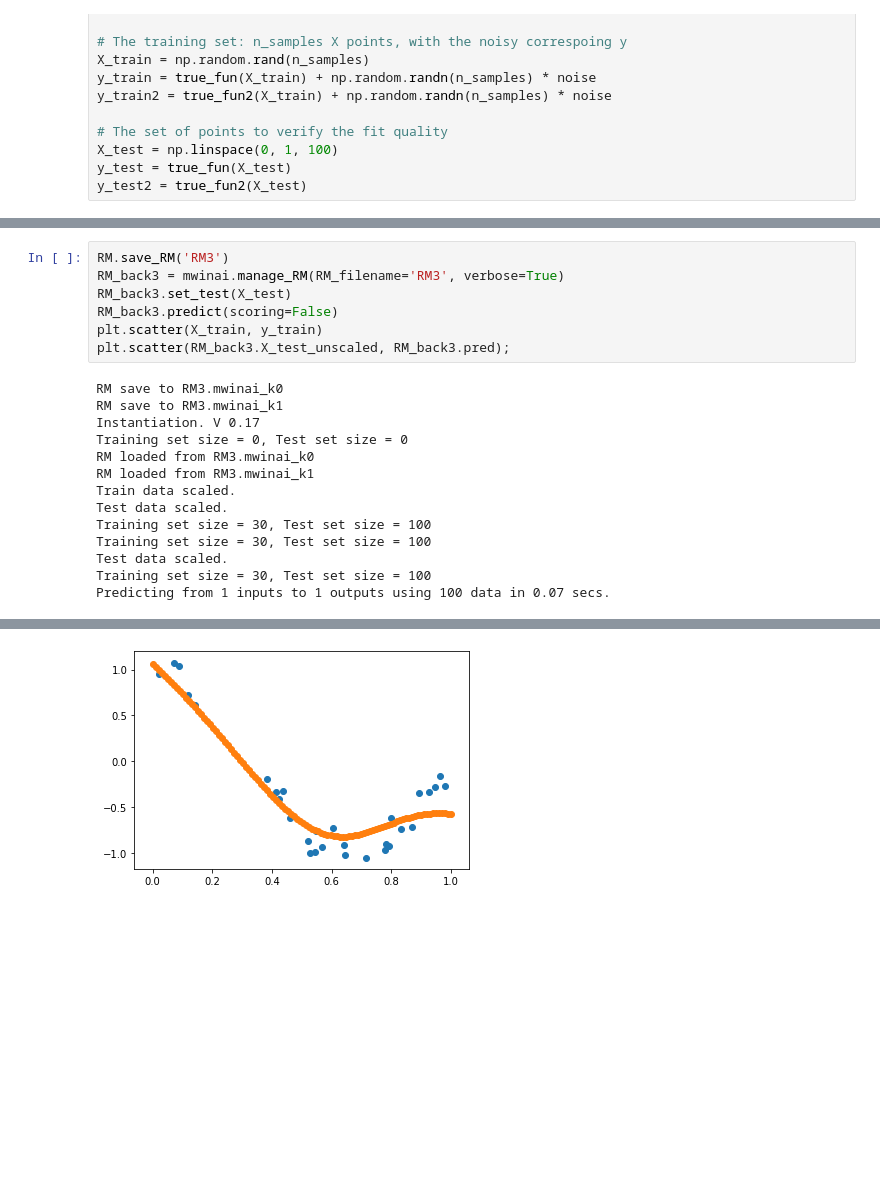
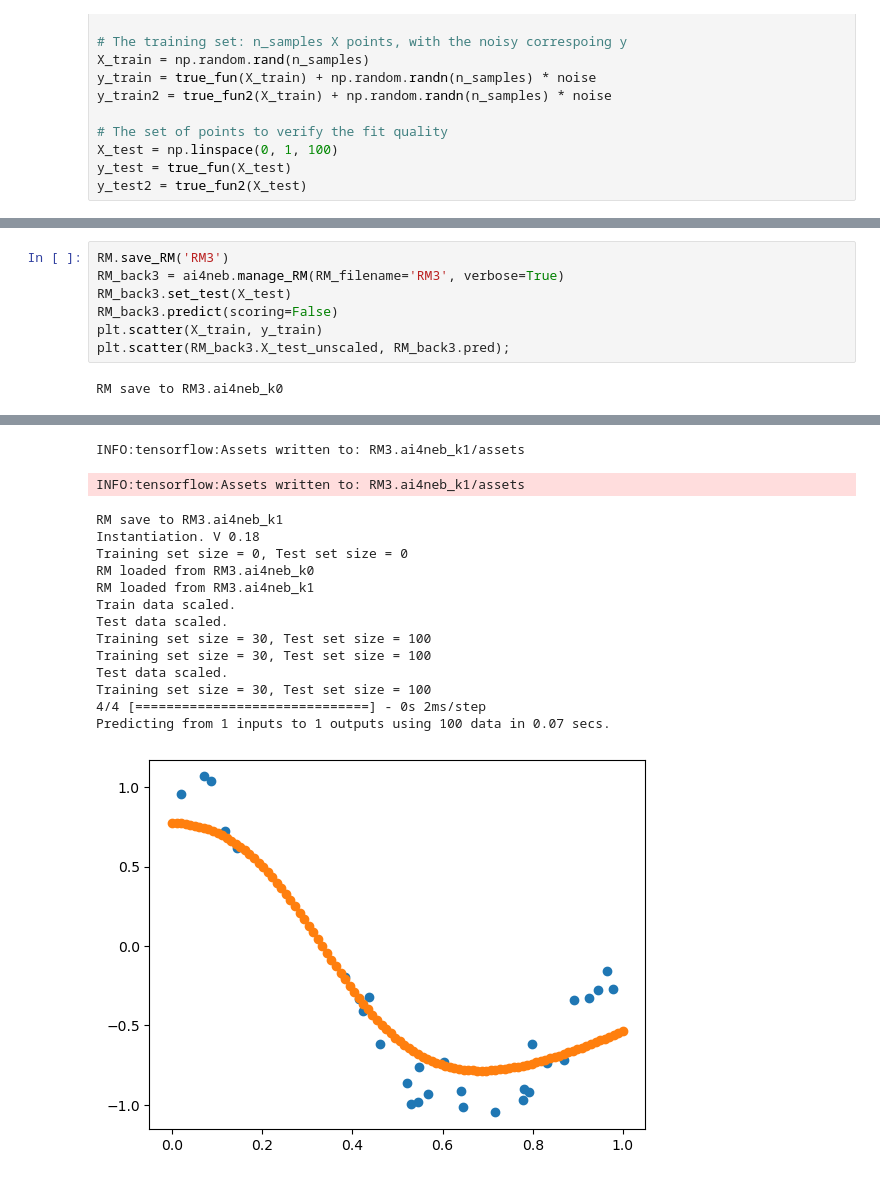
Before and after one commit to Morisset/AI4neb, a Jupyter notebook: docs/SaveRestore.ipynb, the cells around one changed output, grey strips where cells are left out. Cells and saved outputs as stored; diff of their text form; blank space fills up the shorter version.

```diff
--- a/docs/SaveRestore.ipynb
+++ b/docs/SaveRestore.ipynb
@@ -180,21 +188,9 @@ plt.scatter(RM.X_test_unscaled, RM.pred);
 # %%
 RM.save_RM('RM3')
-RM_back3 = mwinai.manage_RM(RM_filename='RM3', verbose=True)
+RM_back3 = ai4neb.manage_RM(RM_filename='RM3', verbose=True)
 RM_back3.set_test(X_test)
 RM_back3.predict(scoring=False)
 plt.scatter(X_train, y_train)
 plt.scatter(RM_back3.X_test_unscaled, RM_back3.pred);
 # %% [output]
-RM save to RM3.mwinai_k0
-RM save to RM3.mwinai_k1
-Instantiation. V 0.17
-Training set size = 0, Test set size = 0
-RM loaded from RM3.mwinai_k0
-RM loaded from RM3.mwinai_k1
-Train data scaled.
-Test data scaled.
-Training set size = 30, Test set size = 100
-Training set size = 30, Test set size = 100
-Test data scaled.
-Training set size = 30, Test set size = 100
-Predicting from 1 inputs to 1 outputs using 100 data in 0.07 secs.
+RM save to RM3.ai4neb_k0
@@ -201,4 +198,19 @@ Predicting from 1 inputs to 1 outputs using 100 data in 0.07 secs.
+INFO:tensorflow:Assets written to: RM3.ai4neb_k1/assets
+INFO:tensorflow:Assets written to: RM3.ai4neb_k1/assets
+RM save to RM3.ai4neb_k1
+Instantiation. V 0.18
+Training set size = 0, Test set size = 0
+RM loaded from RM3.ai4neb_k0
+RM loaded from RM3.ai4neb_k1
+Train data scaled.
+Test data scaled.
+Training set size = 30, Test set size = 100
+Training set size = 30, Test set size = 100
+Test data scaled.
+Training set size = 30, Test set size = 100
+4/4 [==============================] - 0s 2ms/step
+Predicting from 1 inputs to 1 outputs using 100 data in 0.07 secs.
-[figure, old version]
+[figure, new version]
 # %%
 RM = ai4neb.manage_RM(RM_type='K_ANN', X_train=X_train, y_train=np.array([y_train, y_train2]).T, scaling=True,
                       X_test = X_test, y_test=np.array([y_test, y_test2]).T, verbose=True, random_seed=10)
```
Also changed, not shown: parts of 17 cells of this notebook, 2 other files.
